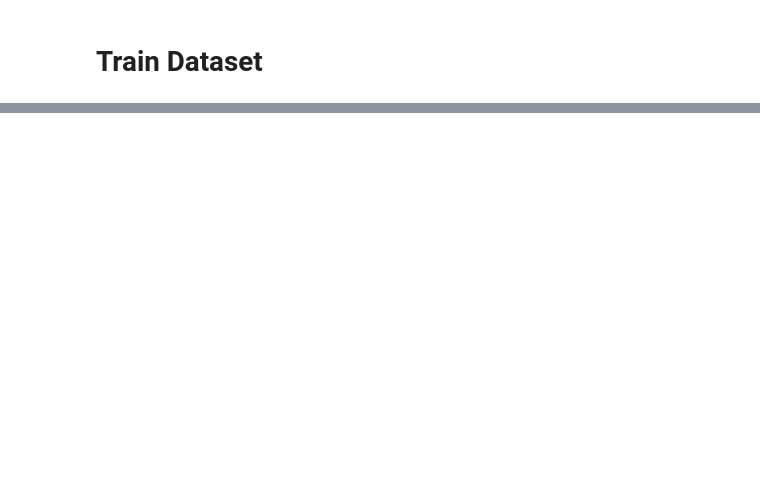
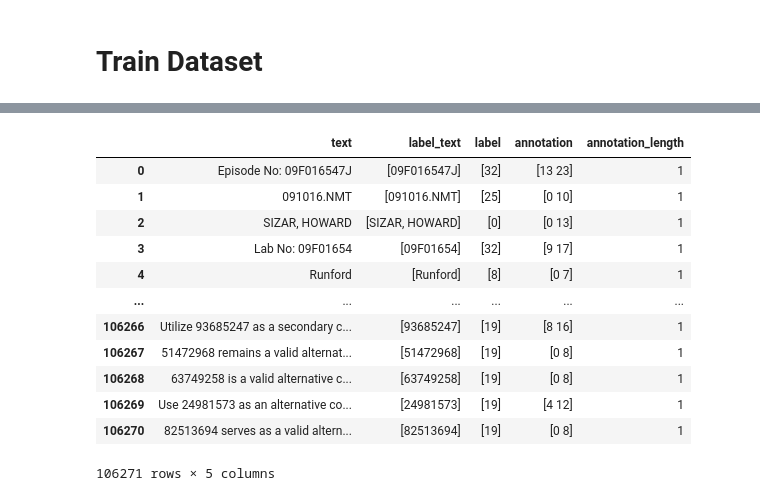
Before and after one commit to Russole/AICUP-2023-Autumn-NLP, a Jupyter notebook: debertav3-full-data-2-chatgpt-5-training.ipynb, the cells around one changed output, grey strips where cells are left out. Saved outputs shown, nothing was run; the diff lists cells and outputs as text; code cells hidden in the pictures; blank space fills up the shorter version.

```diff
--- a/debertav3-full-data-2-chatgpt-5-training.ipynb
+++ b/debertav3-full-data-2-chatgpt-5-training.ipynb
@@ -902,6 +1053,22 @@ def valid_one_epoch(model, dataloader, device, epoch):
 
     # pred = np.concatenate(pred)
     return epoch_loss #, pred
+# %%
+new_train_df
+# %% [output]
+|  | text | label_text | label | annotation | annotation_length |
+| 0 | Episode No: 09F016547J | [09F016547J] | [32] | [13 23] | 1 |
+| 1 | 091016.NMT | [091016.NMT] | [25] | [0 10] | 1 |
+| 2 | SIZAR, HOWARD | [SIZAR, HOWARD] | [0] | [0 13] | 1 |
+| 3 | Lab No: 09F01654 | [09F01654] | [32] | [9 17] | 1 |
+| 4 | Runford | [Runford] | [8] | [0 7] | 1 |
+| ... | ... | ... | ... | ... | ... |
+| 106266 | Utilize 93685247 as a secondary c... | [93685247] | [19] | [8 16] | 1 |
+| 106267 | 51472968 remains a valid alternat... | [51472968] | [19] | [0 8] | 1 |
+| 106268 | 63749258 is a valid alternative c... | [63749258] | [19] | [0 8] | 1 |
+| 106269 | Use 24981573 as an alternative co... | [24981573] | [19] | [4 12] | 1 |
+| 106270 | 82513694 serves as a valid altern... | [82513694] | [19] | [0 8] | 1 |
+106271 rows × 5 columns
 # %%
 def train_loop(fold):
     # LOGGER.info(f'-------------fold:{fold} training-------------')
```
Also changed, not shown: parts of 19 cells of this notebook, 4 other files.
